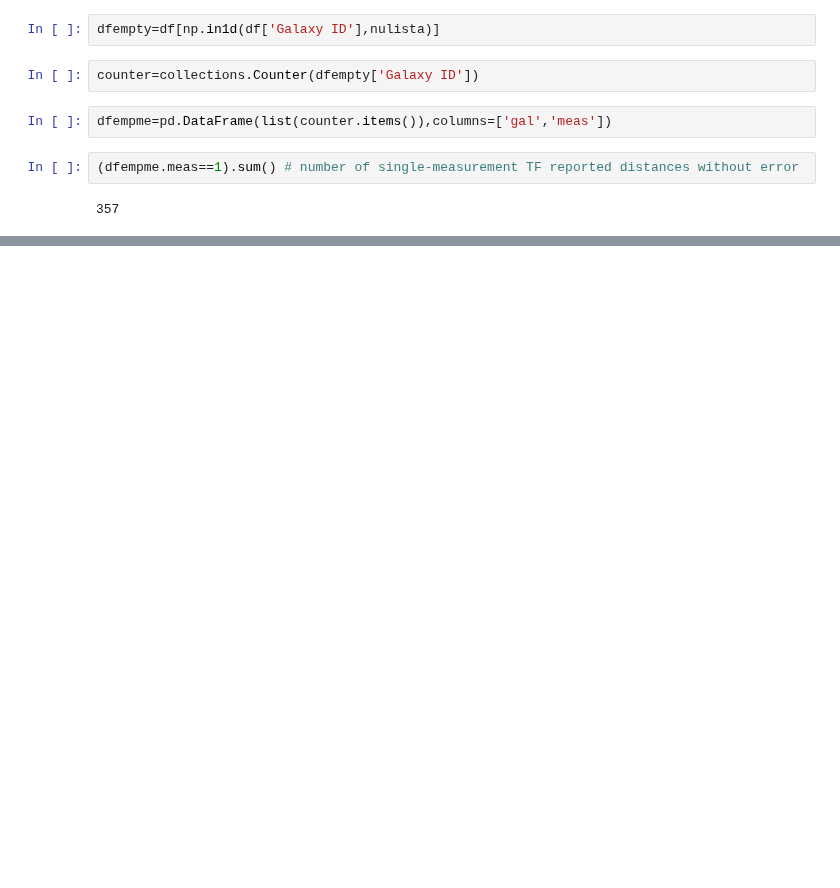
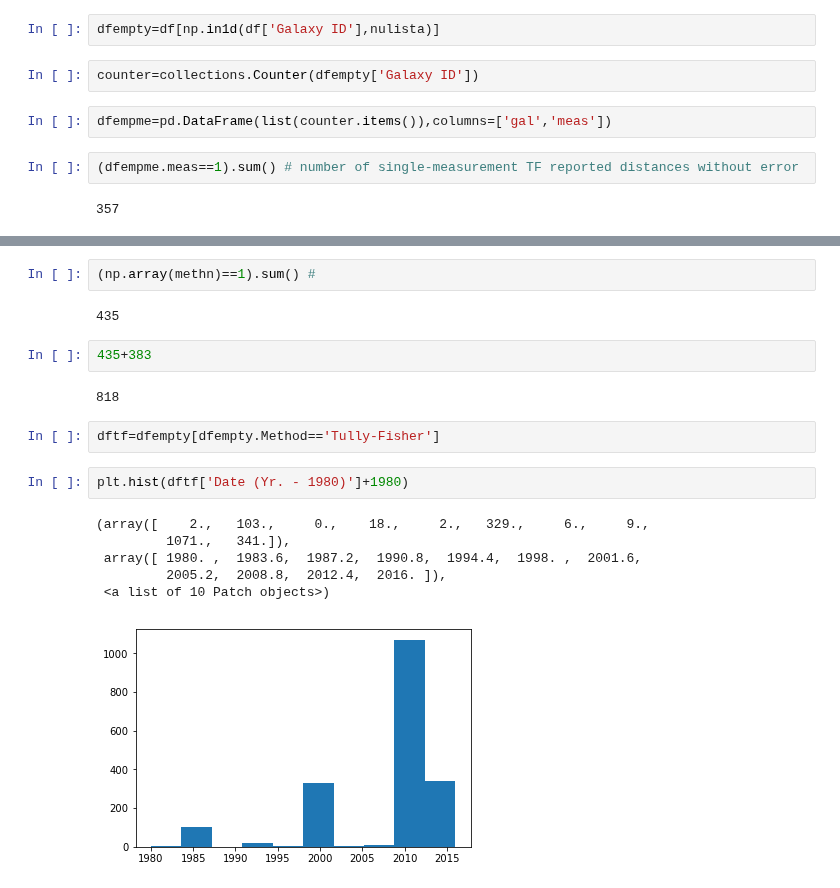
Before and after one commit to saint-germain/anisotropias, a Jupyter notebook: preprocess.ipynb, the cells around one changed output, grey strips where cells are left out. Saved outputs shown, nothing was run; the diff lists cells and outputs as text; blank space fills up the shorter version.

```diff
--- a/preprocess.ipynb
+++ b/preprocess.ipynb
@@ -171,0 +177,19 @@ dfempme=pd.DataFrame(list(counter.items()),columns=['gal','meas'])
+# %%
+(np.array(methn)==1).sum() #
+# %% [output]
+435
+# %%
+435+383
+# %% [output]
+818
+# %%
+dftf=dfempty[dfempty.Method=='Tully-Fisher']
+# %%
+plt.hist(dftf['Date (Yr. - 1980)']+1980)
+# %% [output]
+(array([    2.,   103.,     0.,    18.,     2.,   329.,     6.,     9.,
+         1071.,   341.]),
+ array([ 1980. ,  1983.6,  1987.2,  1990.8,  1994.4,  1998. ,  2001.6,
+         2005.2,  2008.8,  2012.4,  2016. ]),
+ <a list of 10 Patch objects>)
+[figure, added]
```
Also changed, not shown: parts of 30 cells of this notebook, 3 other files.
